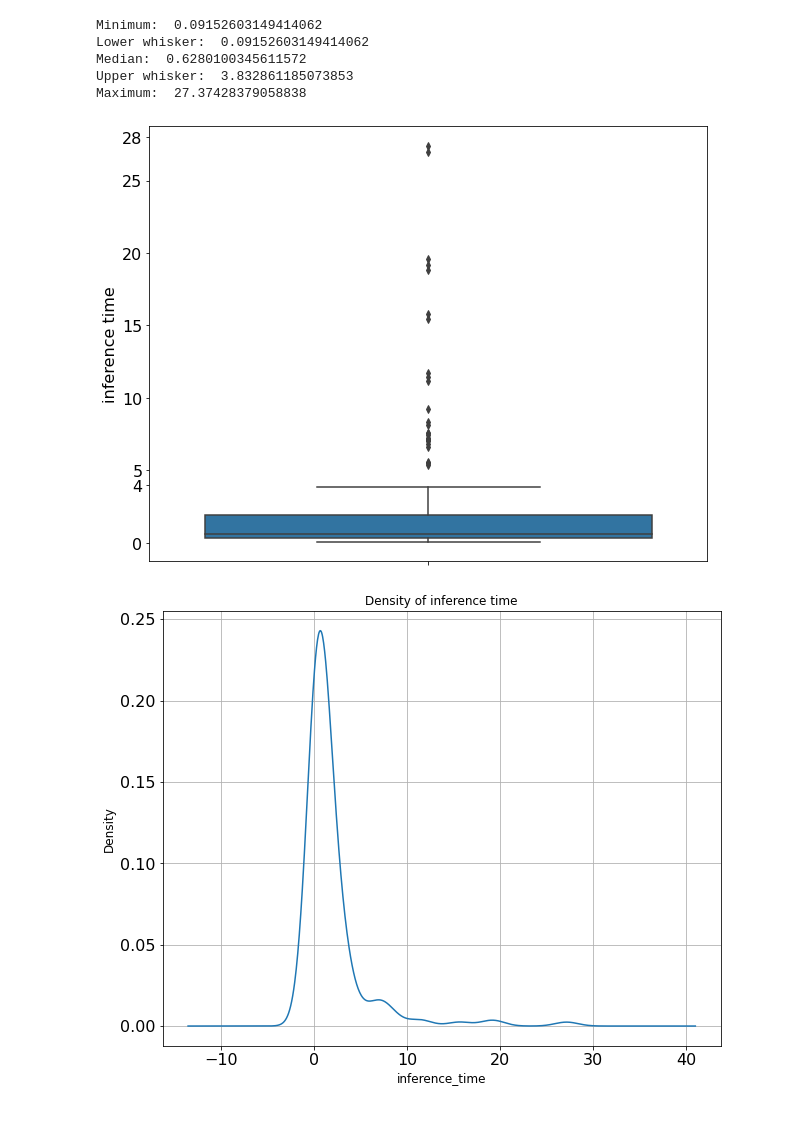
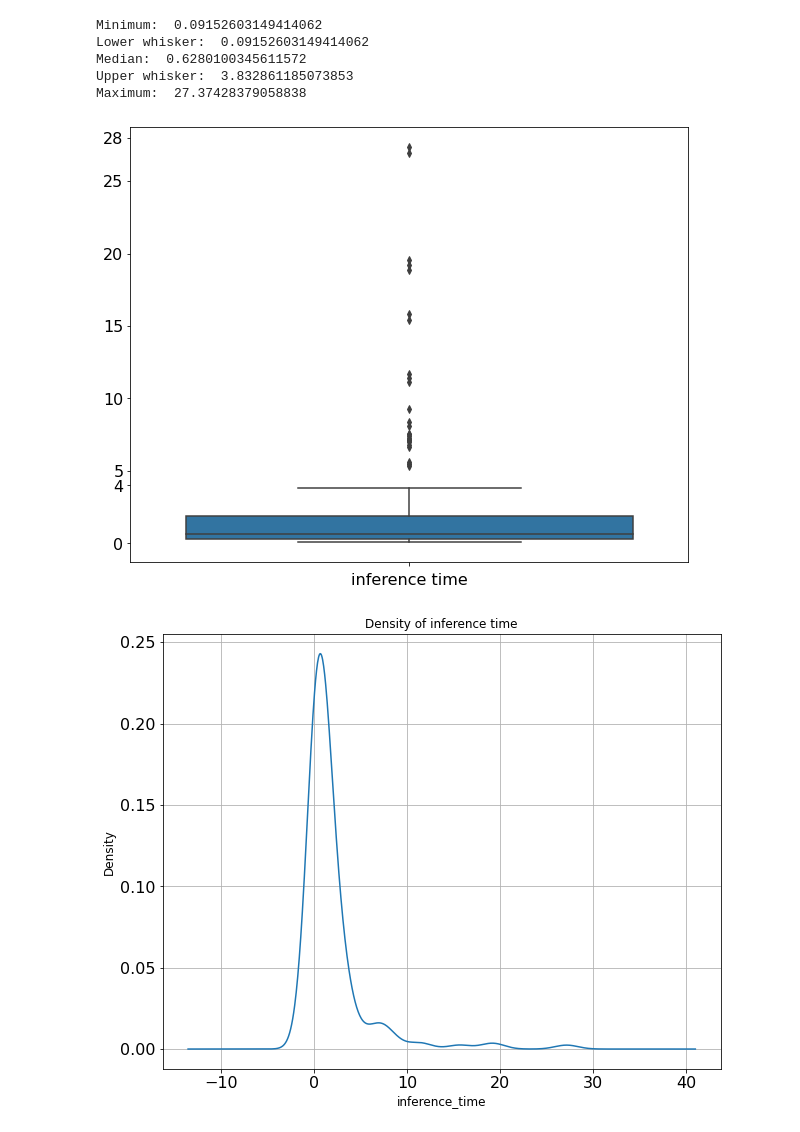
Before and after one commit to annakorotkova/Exploration-of-fine-tuning-and-inferencetime-of-large-pre-trained-languagemodels-in-NLP, a Jupyter notebook: Analysis inference time.ipynb, the cells around one changed output. Saved outputs shown, nothing was run; the diff lists cells and outputs as text; code cells hidden in the pictures.

```diff
--- a/Analysis inference time.ipynb
+++ b/Analysis inference time.ipynb
@@ -319,16 +313,17 @@ Maximum:  27.37428379058838
 # %%
 # Boxplot of inference time
 
 plt.figure(figsize = (10, 8))
 ax = sns.boxplot(y = 'inference_time', data = data3)
 ax.set_yticks([0, math.ceil(upper_whisker), 5, 10, 15, 20, 25, math.ceil(maximum)])
-plt.ylabel('inference time', fontsize = 16)
+plt.xlabel('inference time', fontsize = 16)
+plt.ylabel('')
 #plt.title('Boxplot of inference time', fontsize = 18)
 plt.setp(ax.get_yticklabels(), rotation='horizontal', fontsize=16)
 plt.show()
 ax.figure.savefig('inference_time_boxplot.png')
 # %% [output]
-[figure, old version]
+[figure, new version]
 # %%
 # Plot density of inference time
 
```
Also changed, not shown: parts of 2 cells of this notebook.
